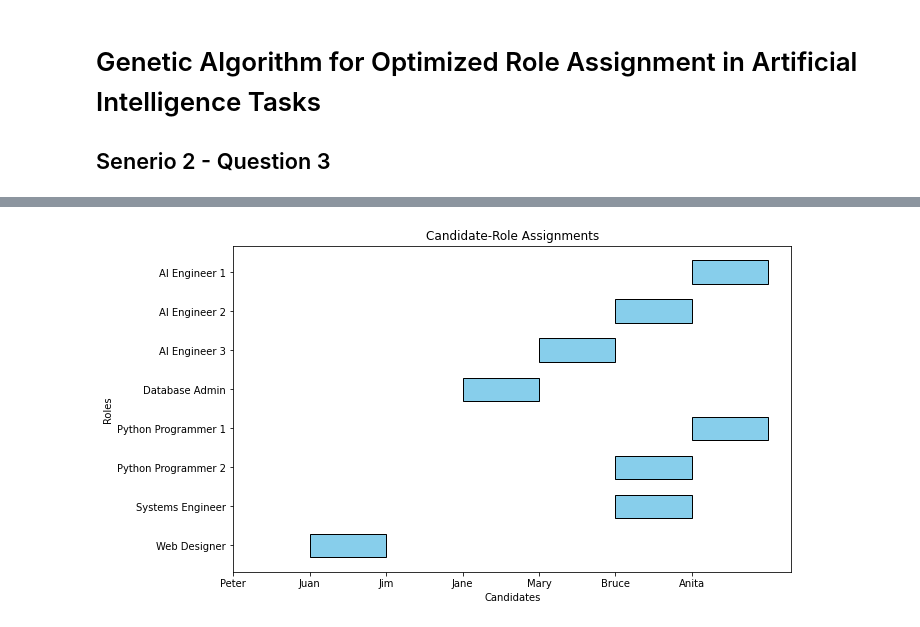
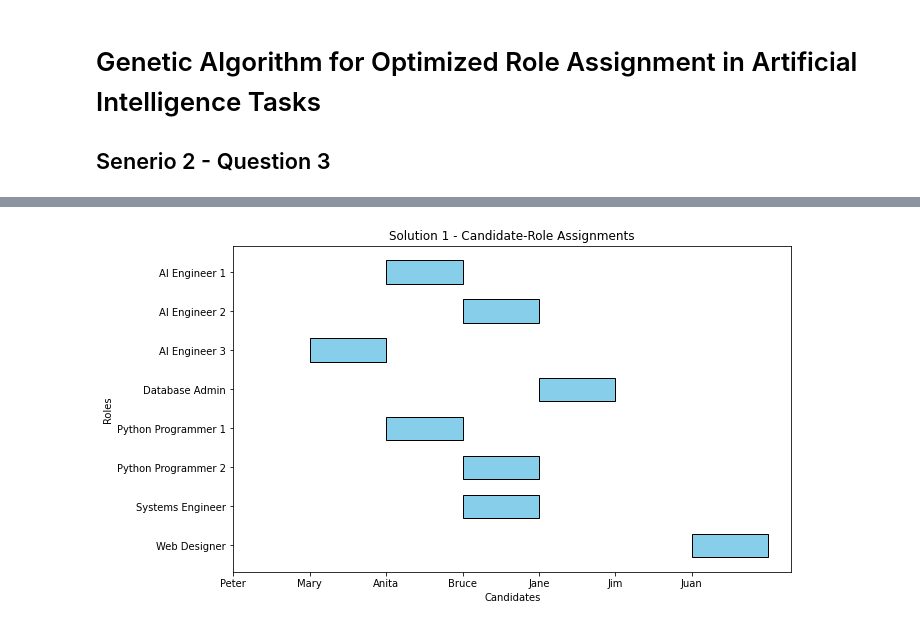
Before and after one commit to Awa25/AI-DV_FinalCA, a Jupyter notebook: ChiaHuaLin_AI_DV _ICA.ipynb, the cells around one changed output, grey strips where cells are left out. Cells and saved outputs as stored; diff of their text form; code cells hidden in the pictures.

```diff
--- a/ChiaHuaLin_AI_DV _ICA.ipynb
+++ b/ChiaHuaLin_AI_DV _ICA.ipynb
@@ -349,36 +353,81 @@ Systems Engineer: Juan
 # %%
 import matplotlib.pyplot as plt
-import numpy as np
+from constraint import Problem
 
-# Extract role assignments from the first solution
-assignments = solutions[0]
+# Define the CSP problem
+problem = Problem()
+
+# Define the roles
+roles = [
+    'Python Programmer 1',
+    'Python Programmer 2',
+    'AI Engineer 1',
+    'AI Engineer 2',
+    'AI Engineer 3',
+    'Web Designer',
+    'Database Admin',
+    'Systems Engineer'
+]
+
+# Define the candidates and their abilities
+candidates = {
+    'Peter': ['Python', 'AI'],
+    'Juan': ['Web', 'AI'],
+    'Jim': ['AI', 'Systems'],
+    'Jane': ['Python', 'Database'],
+    'Mary': ['Web', 'Systems'],
+    'Bruce': ['Systems', 'Python'],
+    'Anita': ['Web', 'AI']
+}
+
+# Add variables to the problem
+for role in roles:
+    problem.addVariable(role, list(candidates.keys()))
+
+# Define the constraints
+# 2 Python Programmers
+problem.addConstraint(lambda p1, p2: p1 != p2, ('Python Programmer 1', 'Python Programmer 2'))
+
+# 3 AI Engineers
+problem.addConstraint(lambda a1, a2, a3: len({a1, a2, a3}) == 3, ('AI Engineer 1', 'AI Engineer 2', 'AI Engineer 3'))
+
+# 1 Web Designer, 1 Database Admin, 1 Systems Engineer
+problem.addConstraint(lambda w: w == 'Juan', ('Web Designer',))  # Juan is the Web Designer
+problem.addConstraint(lambda d: d == 'Jane', ('Database Admin',))  # Jane is the Database Admin
+problem.addConstraint(lambda s: s == 'Bruce', ('Systems Engineer',))  # Bruce is the Systems Engineer
+
+# Solve the CSP
+solutions = problem.getSolutions()[:6]
+# Extract all unique candidates from the original candidates list
+all_candidates = list(set(candidate for solution in solutions for candidate in solution.values()))
 
 # Sort roles to ensure consistent order
 sorted_roles = sorted(roles)
 
-# Create a horizontal bar chart
-fig, ax = plt.subplots(figsize=(10, 6))
+# Create a horizontal bar chart for each solution
+for solution_num, solution in enumerate(solutions, 1):
+    fig, ax = plt.subplots(figsize=(10, 6))
 
-for i, role in enumerate(sorted_roles):
-    candidate = assignments[role]
-    ax.barh(i, 1, left=list(candidates.keys()).index(candidate), color='skyblue', edgecolor='black', height=0.6)
+    for i, role in enumerate(sorted_roles):
+        candidate = solution.get(role, 'No Candidate')  # Get candidate for the role or use 'No Candidate' if not assigned
+        ax.barh(i, 1, left=all_candidates.index(candidate), color='skyblue', edgecolor='black', height=0.6)
 
-# Set y-axis ticks and labels
-ax.set_yticks(range(len(sorted_roles)))
-ax.set_yticklabels(sorted_roles)
+    # Set y-axis ticks and labels
+    ax.set_yticks(range(len(sorted_roles)))
+    ax.set_yticklabels(sorted_roles)
 
-# Set x-axis ticks and labels
-ax.set_xticks(range(len(candidates)))
-ax.set_xticklabels(list(candidates.keys()))
+    # Set x-axis ticks and labels
+    ax.set_xticks(range(len(all_candidates)))
+    ax.set_xticklabels(all_candidates)
 
-# Set plot labels and title
-plt.xlabel('Candidates')
-plt.ylabel('Roles')
-plt.title('Candidate-Role Assignments')
+    # Set plot labels and title
+    plt.xlabel('Candidates')
+    plt.ylabel('Roles')
+    plt.title(f'Solution {solution_num} - Candidate-Role Assignments')
 
-# Invert y-axis to have the roles listed from top to bottom
-ax.invert_yaxis()
+    # Invert y-axis to have the roles listed from top to bottom
+    ax.invert_yaxis()
 
-plt.show()
+    plt.show()
 # %% [output]
-[figure, old version]
+[figure, new version]
```
Also changed, not shown: parts of 18 cells of this notebook.
